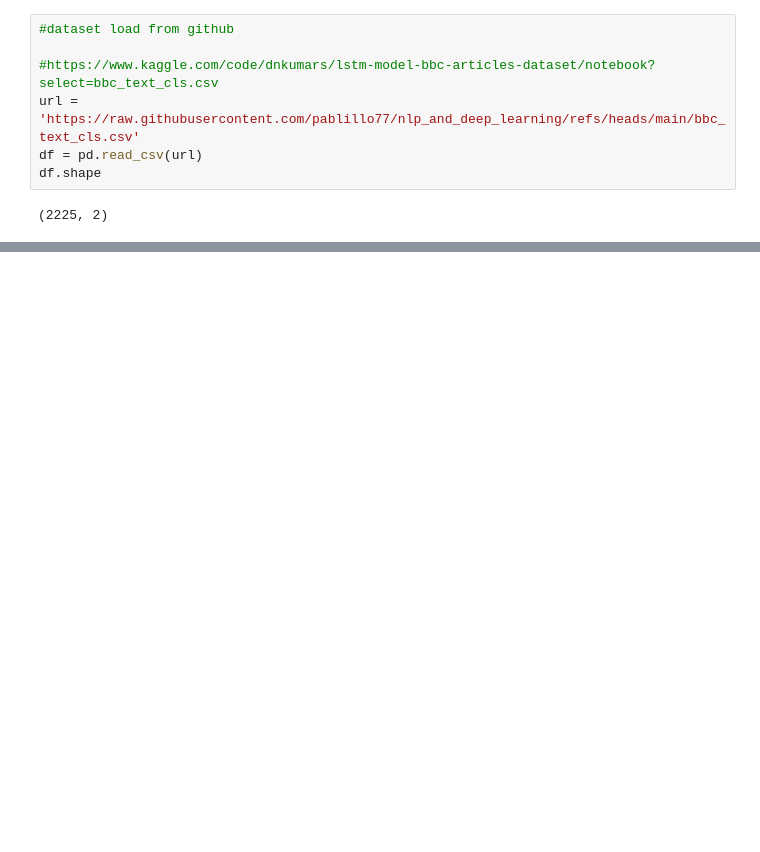
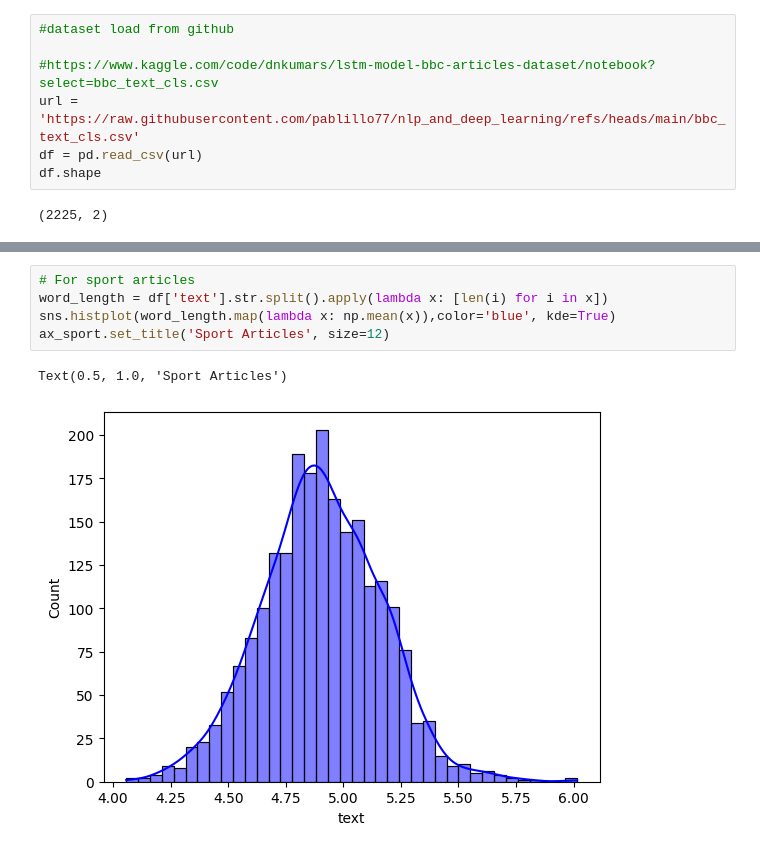
Before and after one commit to pablillo77/nlp_and_deep_learning, a Jupyter notebook: DS_NLP_DeepLearning_Final_Pablo_Giménez.ipynb, the cells around one changed output, grey strips where cells are left out. Drawn from its saved outputs; the diff is of its cells as text; blank space fills up the shorter version.

```diff
--- a/DS_NLP_DeepLearning_Final_Pablo_Giménez.ipynb
+++ b/DS_NLP_DeepLearning_Final_Pablo_Giménez.ipynb
@@ -83,0 +156,8 @@ df.sample(2)
+# %%
+# For sport articles
+word_length = df['text'].str.split().apply(lambda x: [len(i) for i in x])
+sns.histplot(word_length.map(lambda x: np.mean(x)),color='blue', kde=True)
+ax_sport.set_title('Sport Articles', size=12)
+# %% [output]
+Text(0.5, 1.0, 'Sport Articles')
+[figure, added]
```
Also changed, not shown: parts of 10 cells of this notebook.
